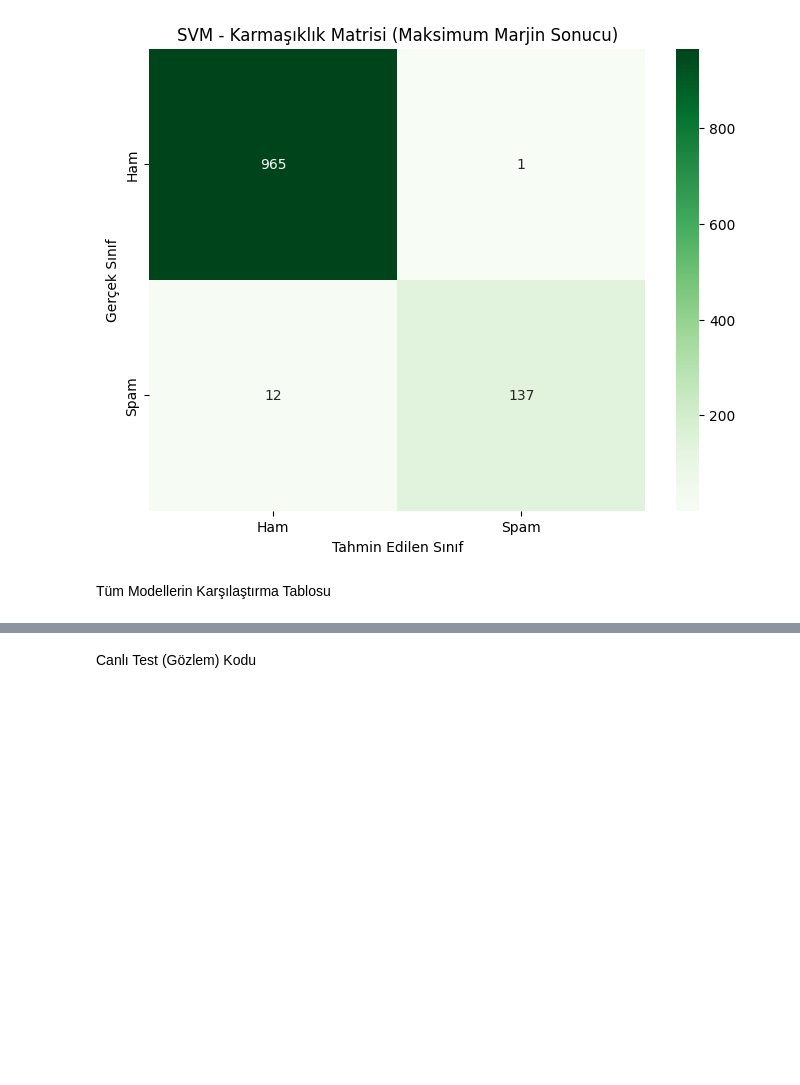
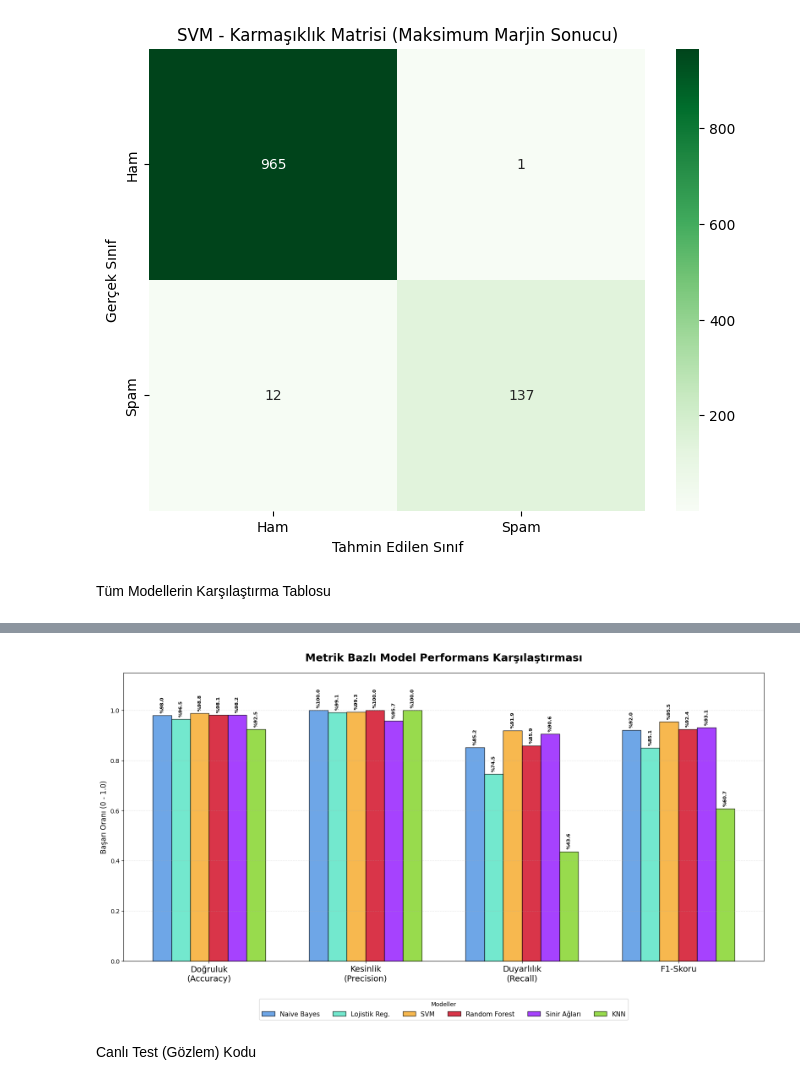
Before and after one commit to zeynepbykn/SMS_Spam_Tespiti_Proje, a Jupyter notebook: SMS_spam_veriBilimi_proje.ipynb, the cells around one changed output, grey strips where cells are left out. Drawn from its saved outputs; the diff is of its cells as text; code cells hidden in the pictures; blank space fills up the shorter version.

```diff
--- a/SMS_spam_veriBilimi_proje.ipynb
+++ b/SMS_spam_veriBilimi_proje.ipynb
@@ -624,3 +568,61 @@ plt.show()
+# %%
+import matplotlib.pyplot as plt
+import numpy as np
+from sklearn.metrics import accuracy_score, precision_score, recall_score, f1_score
+
+# verileri hazırlama
+metrikler = ['Doğruluk\n(Accuracy)', 'Kesinlik\n(Precision)', 'Duyarlılık\n(Recall)', 'F1-Skoru']
+modeller = ['Naive Bayes', 'Lojistik Reg.', 'SVM', 'Random Forest', 'Sinir Ağları', 'KNN']
+
+try:
+
+    tahminler = [y_pred, y_pred_log, y_pred_svm, y_pred_rf, y_pred_mlp, y_pred_knn]
+
+    # Her model için metrikleri hesaplıyoruz
+    # Model bazlı değil, metrik bazlı gruplama yapacağız
+    data = []
+    for p in tahminler:
+        data.append([
+            accuracy_score(y_test, p),
+            precision_score(y_test, p),
+            recall_score(y_test, p),
+            f1_score(y_test, p)
+        ])
+
+    # graiği çizme
+    x = np.arange(len(metrikler))  # X ekseninde 4 metrik olacak
+    width = 0.12  # Sütun genişliği (6 model sığması için daralttık)
+
+    plt.figure(figsize=(16, 9))
+
+    # Her model için ayrı bir bar seti çiziyoruz
+    colors = ['#4A90E2', '#50E3C2', '#F5A623', '#D0021B', '#9013FE', '#7ED321']
+
+    for i in range(len(modeller)):
+        # i. modelin 4 metrikteki değerlerini çiz
+        model_degerleri = data[i]
+        plt.bar(x + (i - 2.5) * width, model_degerleri, width, label=modeller[i], color=colors[i], edgecolor='black', alpha=0.8)
+
+        # Değerleri sütunların üzerine yazalım
+        for j in range(len(metrikler)):
+            plt.text(x[j] + (i - 2.5) * width, model_degerleri[j] + 0.01, f'%{model_degerleri[j]*100:.1f}',
+                     ha='center', va='bottom', rotation=90, fontsize=8, fontweight='bold')
+
+
+    plt.title('Metrik Bazlı Model Performans Karşılaştırması', fontsize=18, pad=20, fontweight='bold')
+    plt.xticks(x, metrikler, fontsize=14)
+    plt.ylabel('Başarı Oranı (0 - 1.0)', fontsize=12)
+    plt.ylim(0, 1.15)
+    plt.legend(title="Modeller", loc='upper center', bbox_to_anchor=(0.5, -0.12), ncol=6, fontsize=11)
+    plt.grid(axis='y', linestyle='--', alpha=0.3)
+
+    plt.tight_layout()
+    plt.show()
+
+except NameError as e:
+    print(f"HATA: {e} değişkeni bulunamadı. Lütfen 'Çalışma Zamanı -> Tümünü Çalıştır' yaparak hafızayı tazeleyin.")
+# %% [output]
+[figure, added]
 # %% [markdown]
 Canlı Test (Gözlem) Kodu
 # %%
```
Also changed, not shown: parts of 1 cell of this notebook.
